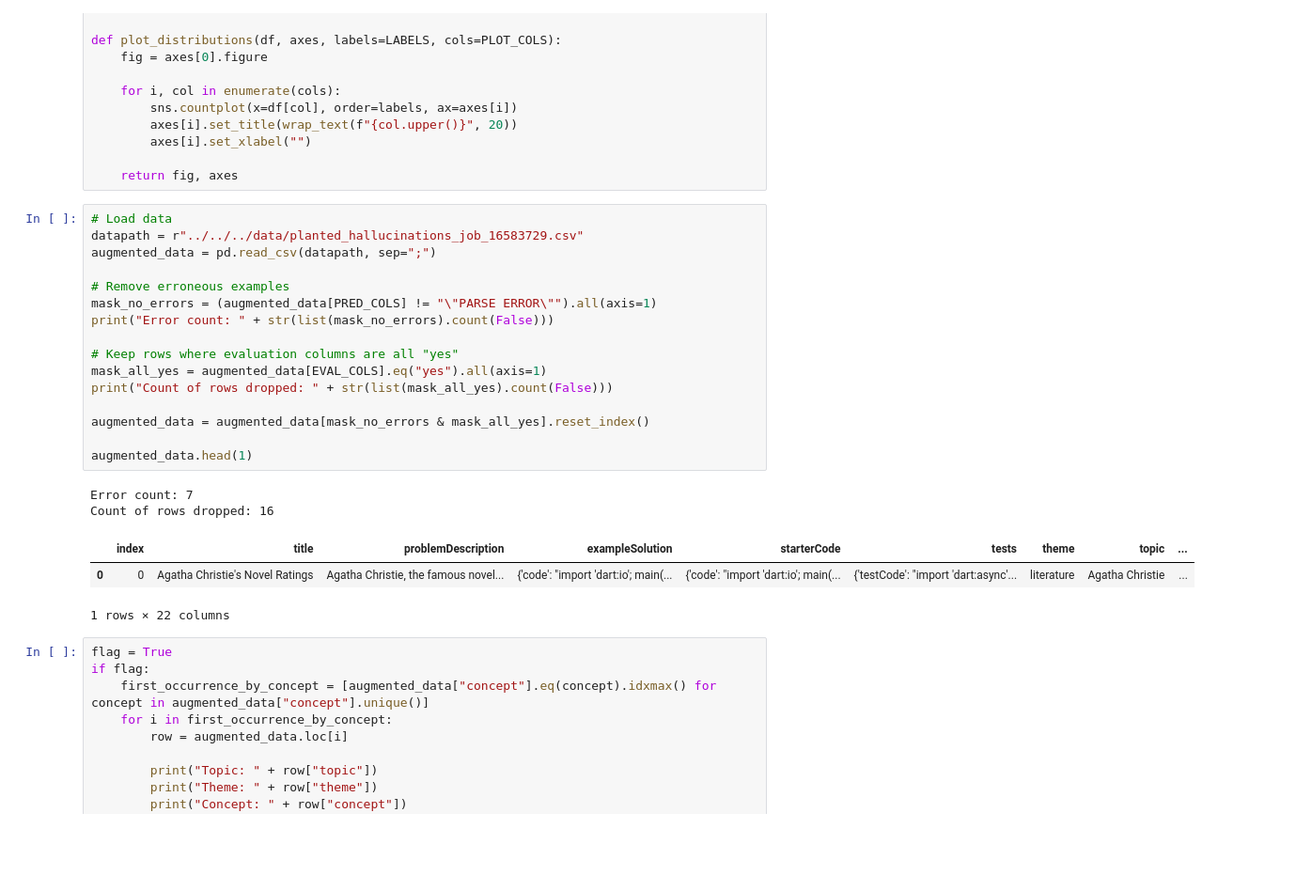
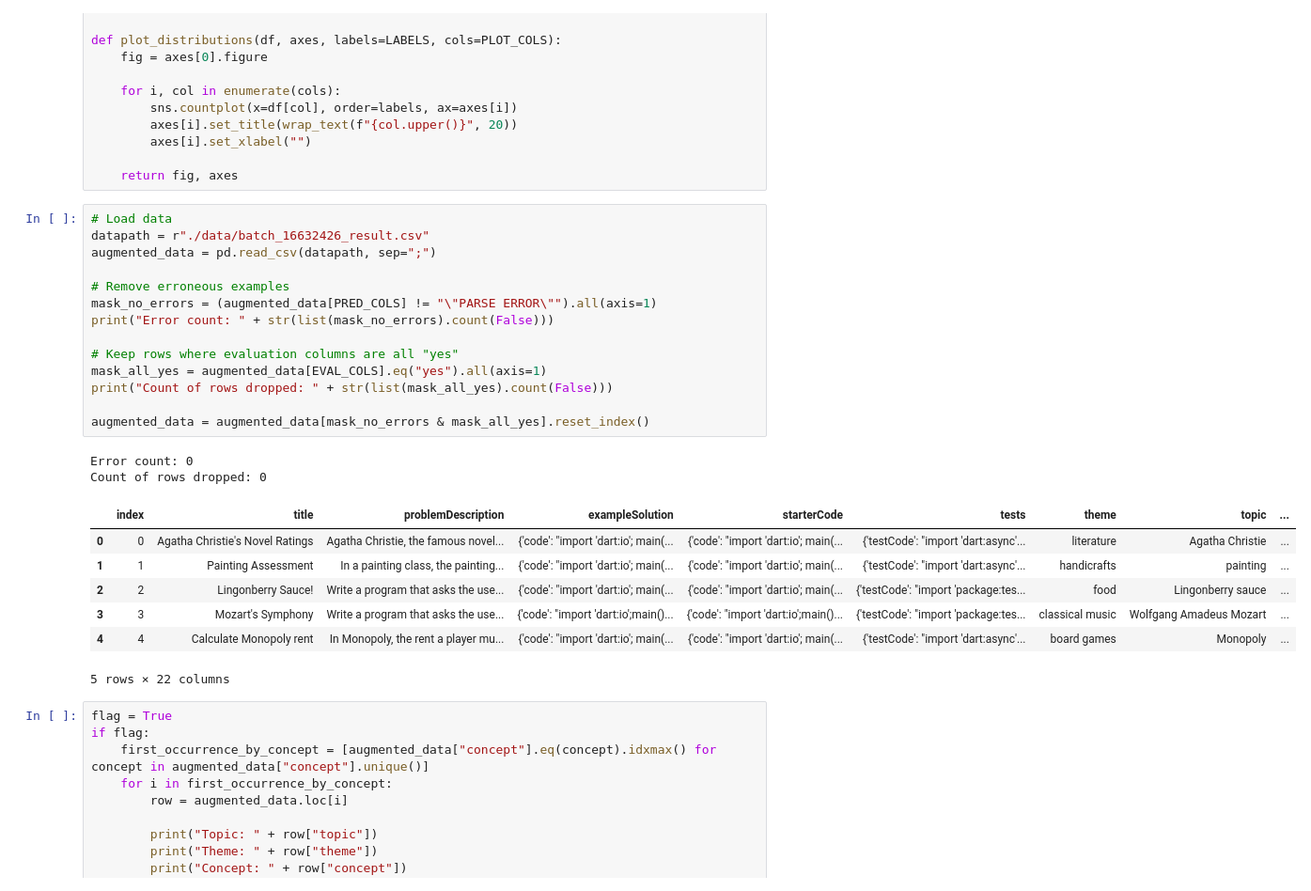
Before and after one commit to AleksiKaa/mscthesis, a Jupyter notebook: src/notebooks/planting_hallucinations/augment_results.ipynb, the cells around one changed output. Shown at 94% size. Drawn from its saved outputs; the diff is of its cells as text; blank space fills up the shorter version.

```diff
--- a/src/notebooks/planting_hallucinations/augment_results.ipynb
+++ b/src/notebooks/planting_hallucinations/augment_results.ipynb
@@ -51,26 +46,28 @@ def plot_distributions(df, axes, labels=LABELS, cols=PLOT_COLS):
     return fig, axes
 # %%
 # Load data
-datapath = r"../../../data/planted_hallucinations_job_16583729.csv"
+datapath = r"./data/batch_16632426_result.csv"
 augmented_data = pd.read_csv(datapath, sep=";")
 
 # Remove erroneous examples
 mask_no_errors = (augmented_data[PRED_COLS] != "\"PARSE ERROR\"").all(axis=1)
 print("Error count: " + str(list(mask_no_errors).count(False)))
 
 # Keep rows where evaluation columns are all "yes"
 mask_all_yes = augmented_data[EVAL_COLS].eq("yes").all(axis=1)
 print("Count of rows dropped: " + str(list(mask_all_yes).count(False)))
 
 augmented_data = augmented_data[mask_no_errors & mask_all_yes].reset_index()
-
-augmented_data.head(1)
 # %% [output]
-Error count: 7
-Count of rows dropped: 16
+Error count: 0
+Count of rows dropped: 0
 |  | index | title | problemDescription | exampleSolution | starterCode | tests | theme | topic | ... |
 | 0 | 0 | Agatha Christie's Novel Ratings | Agatha Christie, the famous novel... | {'code': "import 'dart:io'; main(... | {'code': "import 'dart:io'; main(... | {'testCode': "import 'dart:async'... | literature | Agatha Christie | ... |
+| 1 | 1 | Painting Assessment | In a painting class, the painting... | {'code': "import 'dart:io'; main(... | {'code': "import 'dart:io'; main(... | {'testCode': "import 'dart:async'... | handicrafts | painting | ... |
+| 2 | 2 | Lingonberry Sauce! | Write a program that asks the use... | {'code': "import 'dart:io'; main(... | {'code': "import 'dart:io'; main(... | {'testCode': "import 'package:tes... | food | Lingonberry sauce | ... |
+| 3 | 3 | Mozart's Symphony | Write a program that asks the use... | {'code': "import 'dart:io';main()... | {'code': "import 'dart:io';main()... | {'testCode': "import 'package:tes... | classical music | Wolfgang Amadeus Mozart | ... |
+| 4 | 4 | Calculate Monopoly rent | In Monopoly, the rent a player mu... | {'code': "import 'dart:io'; main(... | {'code': "import 'dart:io'; main(... | {'testCode': "import 'dart:async'... | board games | Monopoly | ... |
-1 rows × 22 columns
+5 rows × 22 columns
 # %%
 flag = True
 if flag:
```
Also changed, not shown: parts of 1 cell of this notebook, 1 other file.
